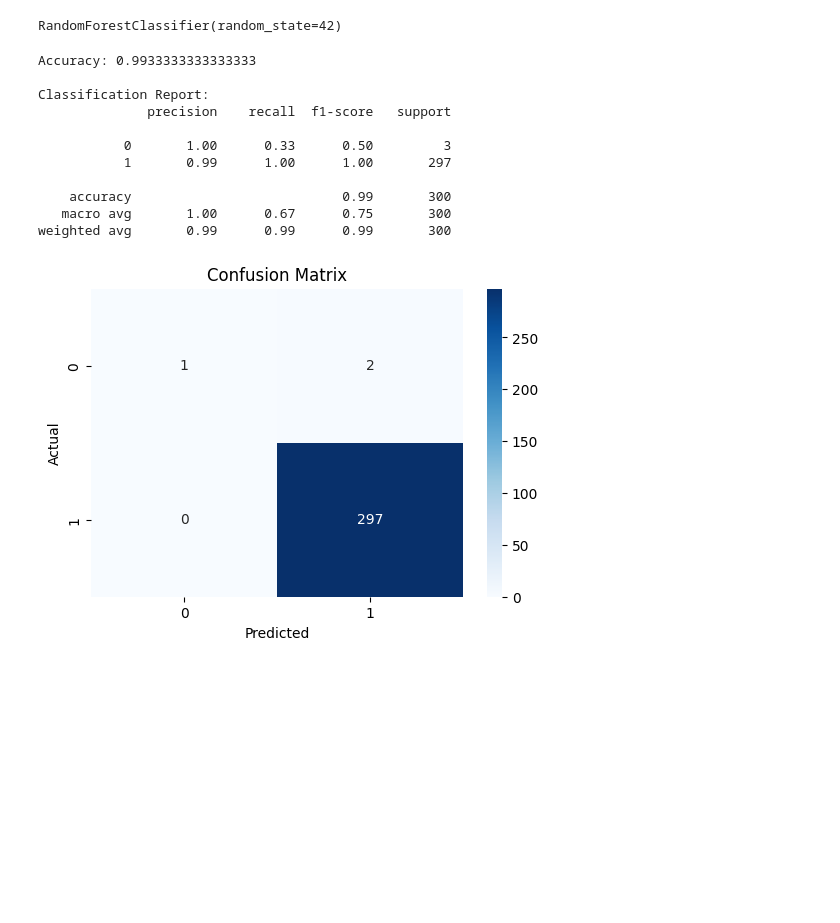
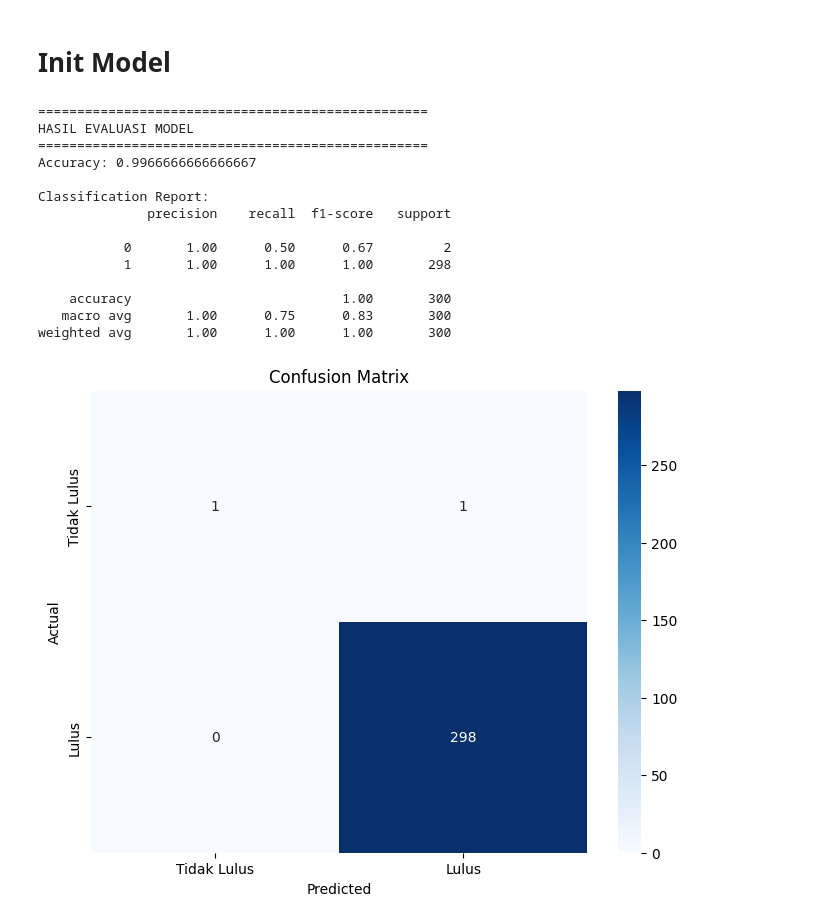
Before and after one commit to VickyArdiansyah03/Aplikasi_Kinerja_Mahasiswa, a Jupyter notebook: model.ipynb, the cells around one changed output. Cells and saved outputs as stored; diff of their text form; code cells hidden in the pictures; blank space fills up the shorter version.

Commit message:
Recode model and app.py

```diff
--- a/model.ipynb
+++ b/model.ipynb
@@ -35,16 +46,22 @@ Data columns (total 11 columns):
 # %%
 # Check for missing values
+print("\nMissing values:")
 print(df.isnull().sum())
 
-# Drop unnecessary columns if any
-# For example, if 'Nama Mahasiswa' is not needed for modeling
-df = df.drop(['Nama Mahasiswa'], axis=1)
+# Drop unnecessary columns (NIM dan Nama Mahasiswa tidak diperlukan untuk modeling)
+df_model = df.drop(['NIM', 'Nama Mahasiswa'], axis=1)
 
 # Convert 'Status (Lulus/Tidak)' to binary (1 for Lulus, 0 for Tidak)
-df['Status'] = df['Status (Lulus/Tidak)'].apply(lambda x: 1 if x == 'Lulus' else 0)
-df = df.drop(['Status (Lulus/Tidak)'], axis=1)
+df_model['Status'] = df_model['Status (Lulus/Tidak)'].apply(lambda x: 1 if x == 'Lulus' else 0)
+df_model = df_model.drop(['Status (Lulus/Tidak)'], axis=1)
 
-# Encode categorical variables
+# Encode categorical variables (Jurusan)
 label_encoder = LabelEncoder()
-df['Jurusan'] = label_encoder.fit_transform(df['Jurusan'])
+df_model['Jurusan'] = label_encoder.fit_transform(df_model['Jurusan'])
+
+# Mapping jurusan
+jurusan_mapping = dict(zip(label_encoder.classes_, label_encoder.transform(label_encoder.classes_)))
+print("\nMapping Jurusan:")
+for jurusan, kode in jurusan_mapping.items():
+    print(f"{jurusan}: {kode}")
 # %% [output]
@@ -106,38 +287,47 @@ X_train, X_test, y_train, y_test = train_test_split(X, y, test_size=0.3, random_
+# %% [markdown]
+# Init Model
 # %%
-# Initialize and train Random Forest
+# Initialize and train Random Forest with balanced data
 rf = RandomForestClassifier(n_estimators=100, random_state=42)
-rf.fit(X_train, y_train)
+rf.fit(X_train_balanced, y_train_balanced)
+
+# Predictions
+y_pred = rf.predict(X_test)
-# %% [output]
-RandomForestClassifier(random_state=42)
 # %%
-# Predictions
-y_pred = rf.predict(X_test)
-
 # Evaluation metrics
+print("\n" + "="*50)
+print("HASIL EVALUASI MODEL")
+print("="*50)
 print("Accuracy:", accuracy_score(y_test, y_pred))
 print("\nClassification Report:")
 print(classification_report(y_test, y_pred))
 
 # Confusion matrix
-plt.figure(figsize=(6,4))
-sns.heatmap(confusion_matrix(y_test, y_pred), annot=True, fmt='d', cmap='Blues')
+plt.figure(figsize=(8,6))
+cm = confusion_matrix(y_test, y_pred)
+sns.heatmap(cm, annot=True, fmt='d', cmap='Blues',
+            xticklabels=['Tidak Lulus', 'Lulus'],
+            yticklabels=['Tidak Lulus', 'Lulus'])
 plt.title('Confusion Matrix')
 plt.xlabel('Predicted')
 plt.ylabel('Actual')
 plt.show()
 # %% [output]
-Accuracy: 0.9933333333333333
+==================================================
+HASIL EVALUASI MODEL
+==================================================
+Accuracy: 0.9966666666666667
 
 Classification Report:
               precision    recall  f1-score   support
 
-           0       1.00      0.33      0.50         3
-           1       0.99      1.00      1.00       297
+           0       1.00      0.50      0.67         2
+           1       1.00      1.00      1.00       298
 
-    accuracy                           0.99       300
-   macro avg       1.00      0.67      0.75       300
-weighted avg       0.99      0.99      0.99       300
+    accuracy                           1.00       300
+   macro avg       1.00      0.75      0.83       300
+weighted avg       1.00      1.00      1.00       300
-[figure, old version]
+[figure, new version]
 # %%
 # Get feature importances
 importances = rf.feature_importances_
```
Also changed, not shown: parts of 23 cells of this notebook, 12 other files.
